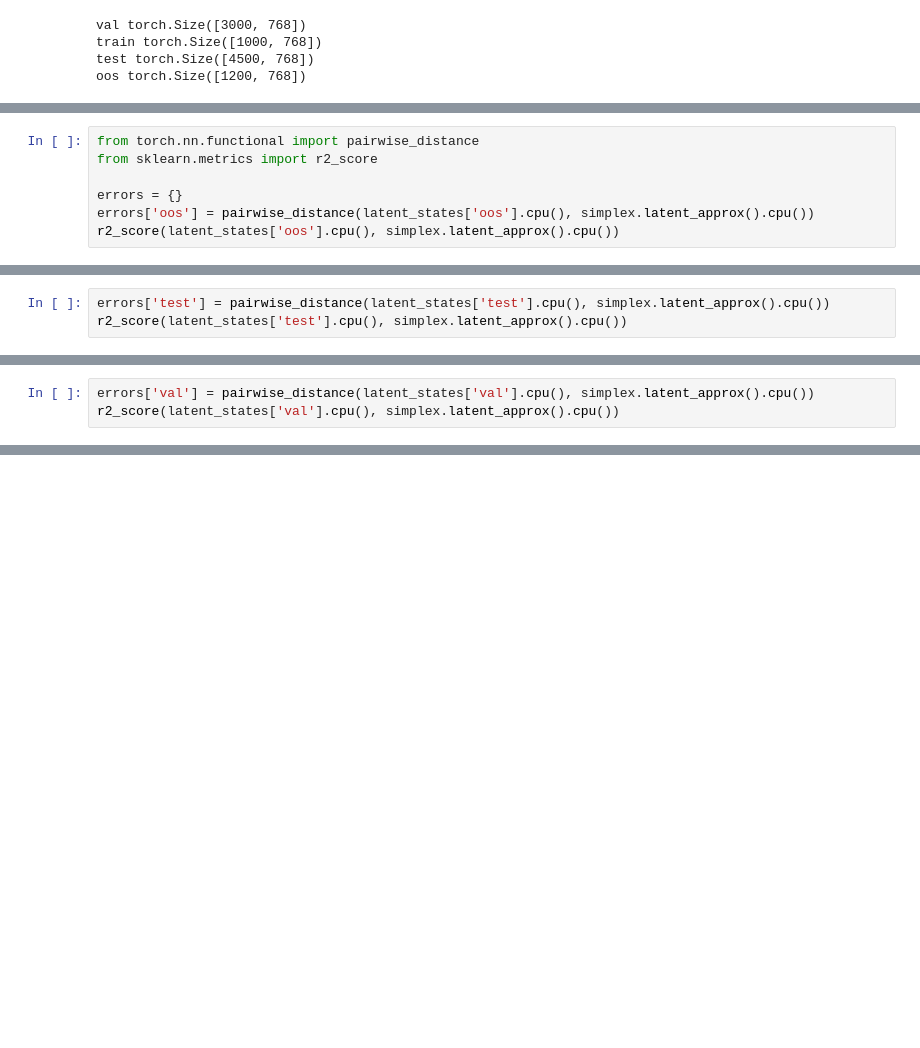
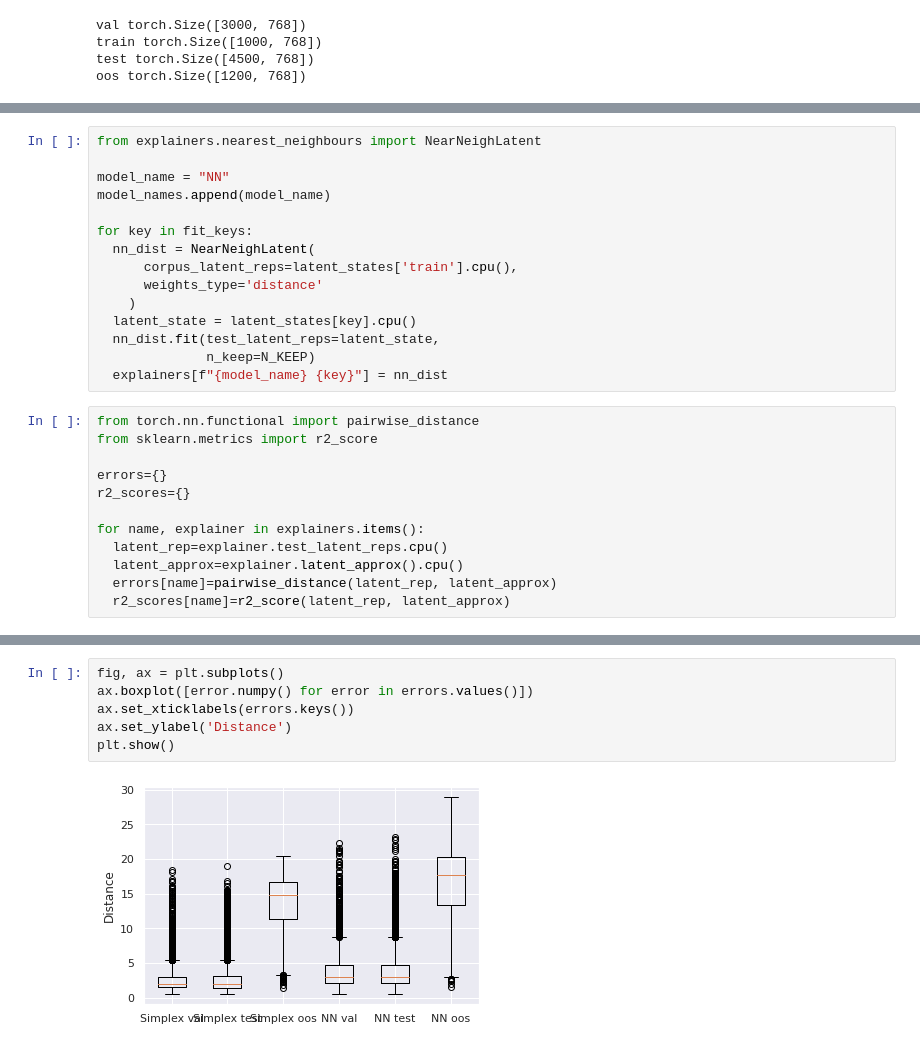
Before and after one commit to simonEllershaw/latent_variable_OOD, a Jupyter notebook: transformer_training.ipynb, the cells around one changed output, grey strips where cells are left out. Drawn from its saved outputs; the diff is of its cells as text; blank space fills up the shorter version.

```diff
--- a/transformer_training.ipynb
+++ b/transformer_training.ipynb
@@ -355,7 +342,27 @@ simplex.plot_hist()
+# %%
+from explainers.nearest_neighbours import NearNeighLatent
+
+model_name = "NN"
+model_names.append(model_name)
+
+for key in fit_keys:
+  nn_dist = NearNeighLatent(
+      corpus_latent_reps=latent_states['train'].cpu(),
+      weights_type='distance'
+    )
+  latent_state = latent_states[key].cpu()
+  nn_dist.fit(test_latent_reps=latent_state,
+              n_keep=N_KEEP)
+  explainers[f"{model_name} {key}"] = nn_dist
 # %%
 from torch.nn.functional import pairwise_distance
 from sklearn.metrics import r2_score
 
-errors = {}
-errors['oos'] = pairwise_distance(latent_states['oos'].cpu(), simplex.latent_approx().cpu())
-r2_score(latent_states['oos'].cpu(), simplex.latent_approx().cpu())
+errors={}
+r2_scores={}
+
+for name, explainer in explainers.items():
+  latent_rep=explainer.test_latent_reps.cpu()
+  latent_approx=explainer.latent_approx().cpu()
+  errors[name]=pairwise_distance(latent_rep, latent_approx)
+  r2_scores[name]=r2_score(latent_rep, latent_approx)
@@ -395,3 +368,0 @@ simplex.plot_hist()
-# %%
-errors['test'] = pairwise_distance(latent_states['test'].cpu(), simplex.latent_approx().cpu())
-r2_score(latent_states['test'].cpu(), simplex.latent_approx().cpu())
@@ -435,3 +368,0 @@ simplex.plot_hist()
-# %%
-errors['val'] = pairwise_distance(latent_states['val'].cpu(), simplex.latent_approx().cpu())
-r2_score(latent_states['val'].cpu(), simplex.latent_approx().cpu())
@@ -443,0 +378,8 @@ torch.Size([3000])
+# %%
+fig, ax = plt.subplots()
+ax.boxplot([error.numpy() for error in errors.values()])
+ax.set_xticklabels(errors.keys())
+ax.set_ylabel('Distance')
+plt.show()
+# %% [output]
+[figure, added]
```
Also changed, not shown: parts of 31 cells of this notebook.
